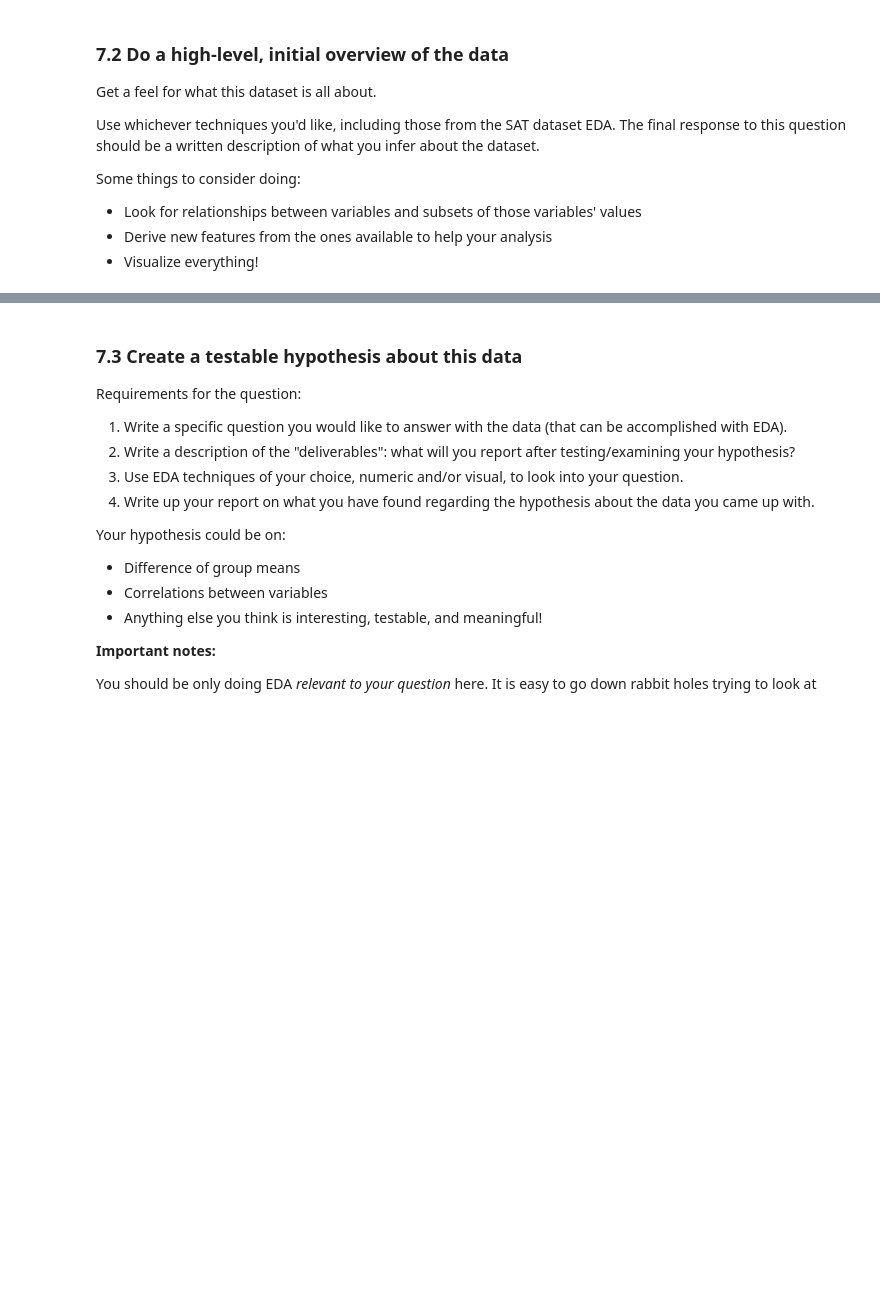
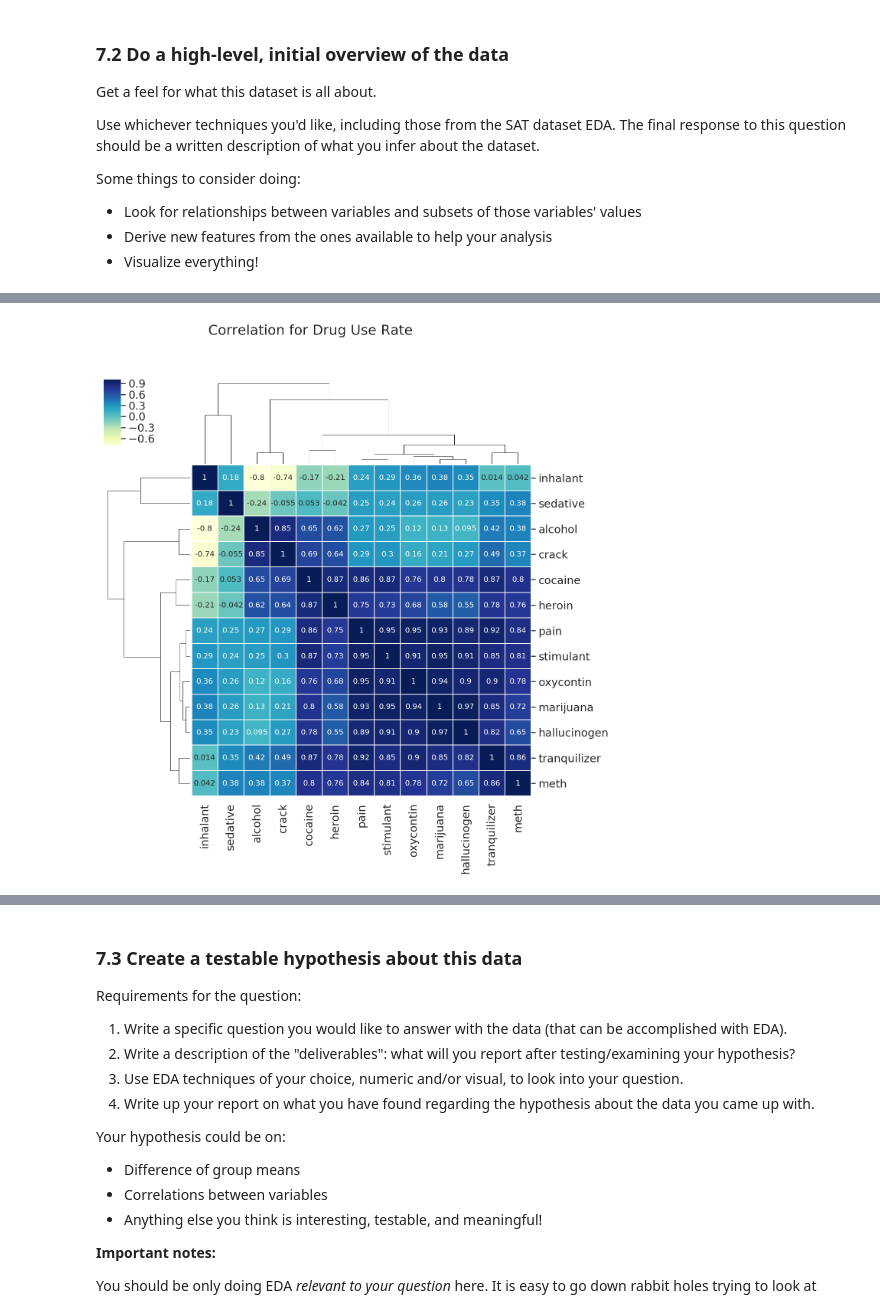
Before and after one commit to ppeyliang/EDA, a Jupyter notebook: eda.ipynb, the cells around one changed output, grey strips where cells are left out. Saved outputs shown, nothing was run; the diff lists cells and outputs as text; code cells hidden in the pictures; blank space fills up the shorter version.

```diff
--- a/eda.ipynb
+++ b/eda.ipynb
@@ -609,0 +637,6 @@ sns.barplot(x='age', y='alcohol-use', data=drug)
+# %%
+sns.clustermap(drug_use.corr(), cmap='YlGnBu', linewidths=.5, annot=True)\
+    .fig.suptitle('Correlation for Drug Use Rate', fontsize=18)
+plt.show()
+# %% [output]
+[figure, added]
```
Also changed, not shown: parts of 26 cells of this notebook.
